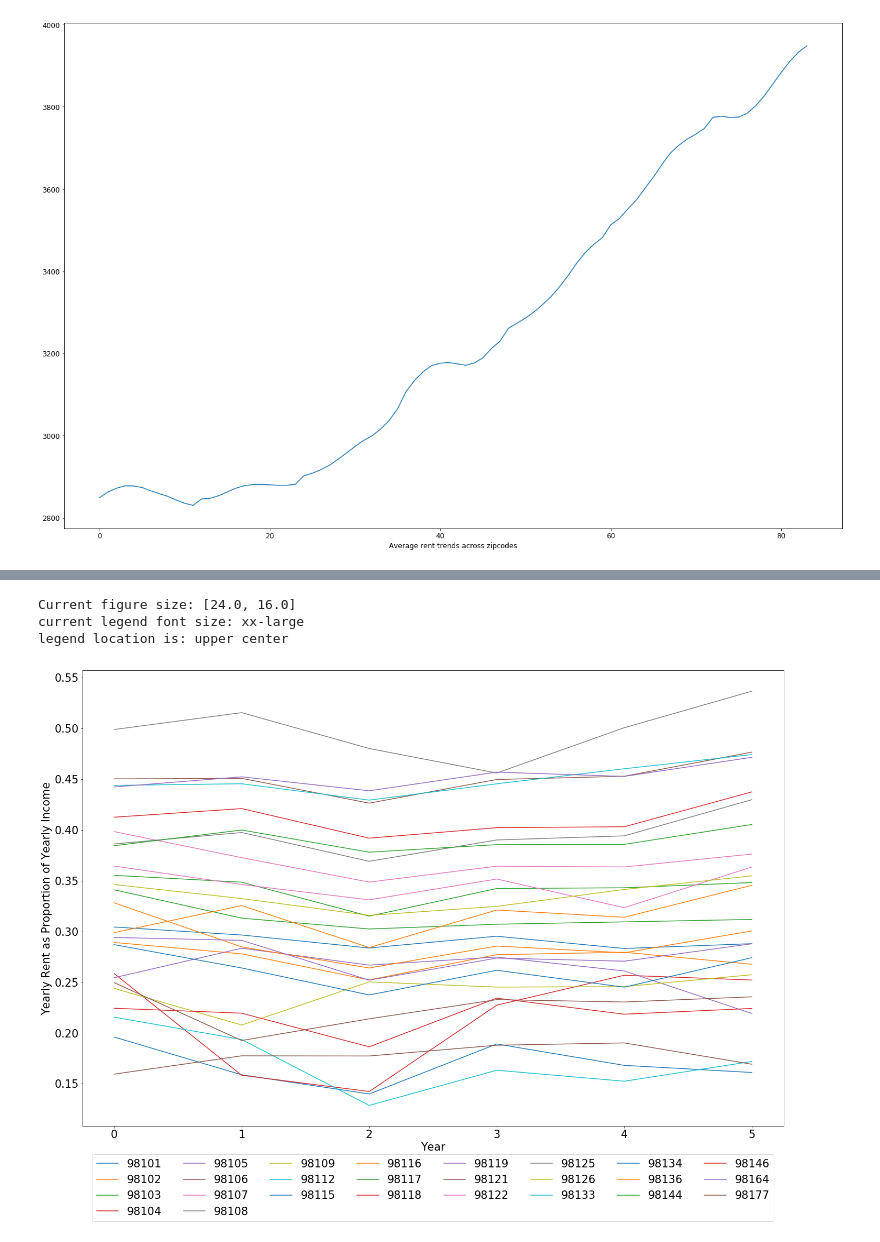
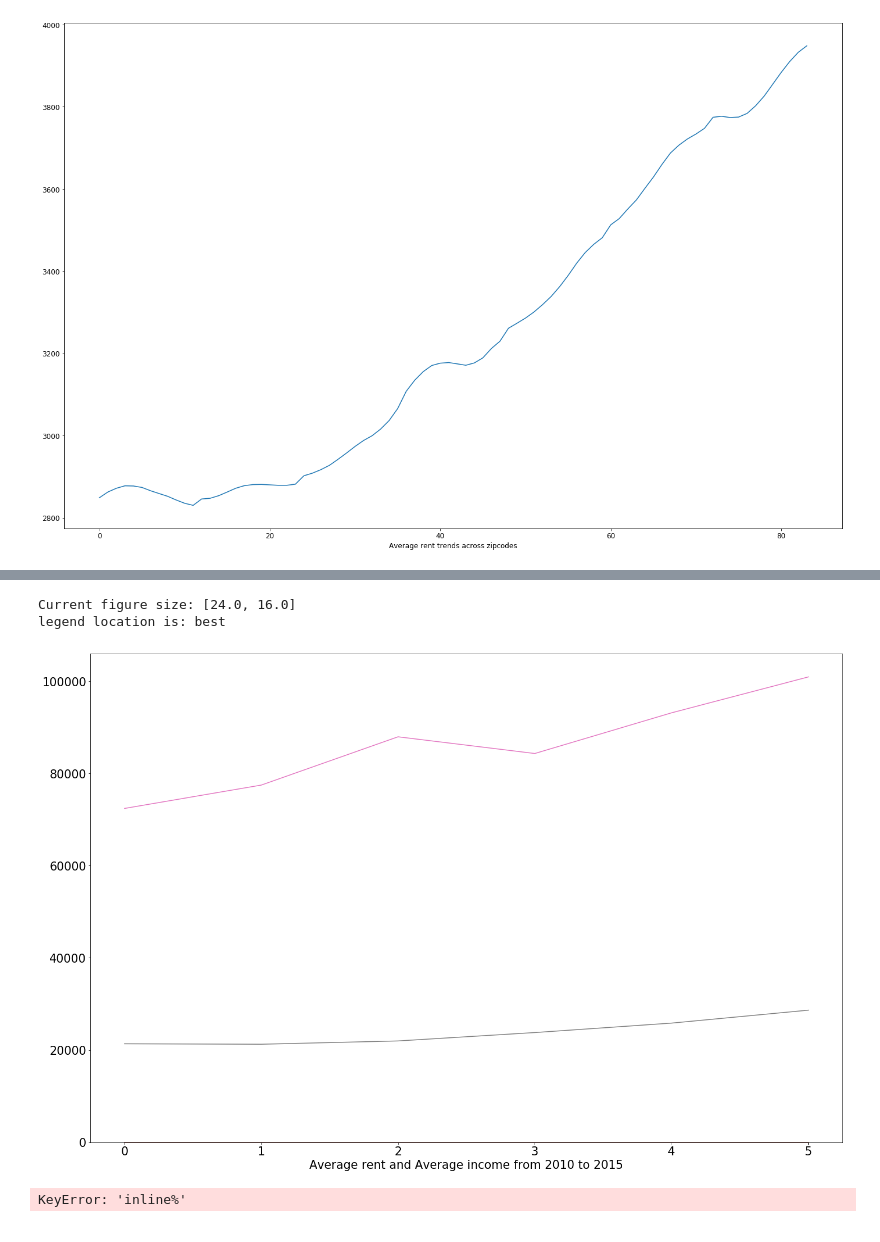
Before and after one commit to info370/project-dataseyance, a Jupyter notebook: Exploring Zillow Time Series.ipynb, the cells around one changed output, grey strips where cells are left out. Cells and saved outputs as stored; diff of their text form; code cells hidden in the pictures.

Commit message:
Added average rent and income together

```diff
--- a/Exploring Zillow Time Series.ipynb
+++ b/Exploring Zillow Time Series.ipynb
@@ -200,36 +220,59 @@ for zipcode in income_zipcodes:
 # shortened_zipcode_to_rent_dict
 # %%
 x = np.arange(6)
+
+average_income = np.array([0.0] * 6)
+average_rent = np.array([0.0] * 6)
+average_rent_over_income = np.array([0.0] * 6)
 
 for zipcode in shortened_zipcode_to_rent_dict:
     rent = np.array(shortened_zipcode_to_rent_dict[zipcode])
     income = np.array(zipcode_to_income_dict[zipcode])
+    average_rent += rent * 12
+    average_income += income
     rent_over_income = rent * 12 / income
+    average_rent_over_income = rent_over_income
     plt.plot(x, rent_over_income)
+
+average_income /= len(shortened_zipcode_to_rent_dict)
+average_rent /= len(shortened_zipcode_to_rent_dict)
+average_rent_over_income /= len(shortened_zipcode_to_rent_dict)
 
 ## Change size of Drawing
 fig_size = plt.rcParams["figure.figsize"]
 print("Current figure size: " + str(fig_size))
 #fig_size[0] = 24
 #fig_size[1] = 16
 
 plt.rcParams["legend.fontsize"] = 'xx-large'
-print("current legend font size: " + str(legend_size))
+# print("current legend font size: " + str(legend_size))
 #plt.rcParams["font.size"] = 12.0
 plt.rcParams["axes.labelsize"] = 'xx-large'
 plt.rcParams["ytick.labelsize"] = 'xx-large'
 plt.rcParams["figure.figsize"] = fig_size
 
 print("legend location is: " + str(plt.rcParams['legend.loc']))
 #plt.rcParams['legend.loc'] = 'upper center'
 #plt.rcParams['']
 ##
-plt.ylabel('Yearly Rent as Proportion of Yearly Income')
-plt.legend(zipSet, loc="upper center", ncol=8, bbox_to_anchor=(0.5, -0.05))
-plt.xlabel("Year")
+# plt.ylabel('Yearly Rent as Proportion of Yearly Income')
+# plt.legend(zipSet, loc="upper center", ncol=8, bbox_to_anchor=(0.5, -0.05))
+# plt.xlabel("Year")
+# plt.show()
+
+plt.plot(x, average_income)
+plt.plot(x, average_rent)
+plt.xlabel("Average rent and Average income from 2010 to 2015")
+plt.ylim(ymin=0)
 plt.show()
+
+# plt.plot(x, average_rent_over_income)
+# plt.xlabel("Average rent over income for all zipcodes from 2010 to 2015")
+# plt.show()
+
+%matplotlib inline%
 # %% [output]
 Current figure size: [24.0, 16.0]
-current legend font size: xx-large
-legend location is: upper center
+legend location is: best
-[figure, old version]
+[figure, new version]
+KeyError: 'inline%'
```
Also changed, not shown: parts of 1 cell of this notebook, 1 other file.
